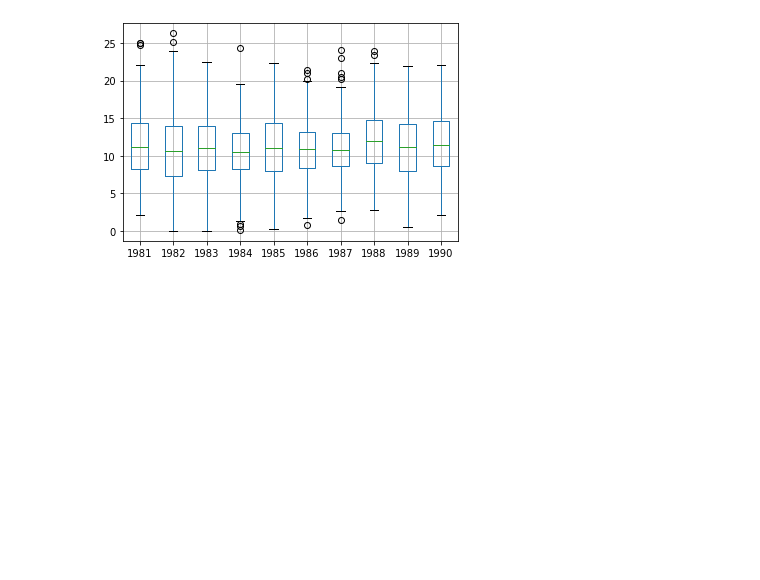
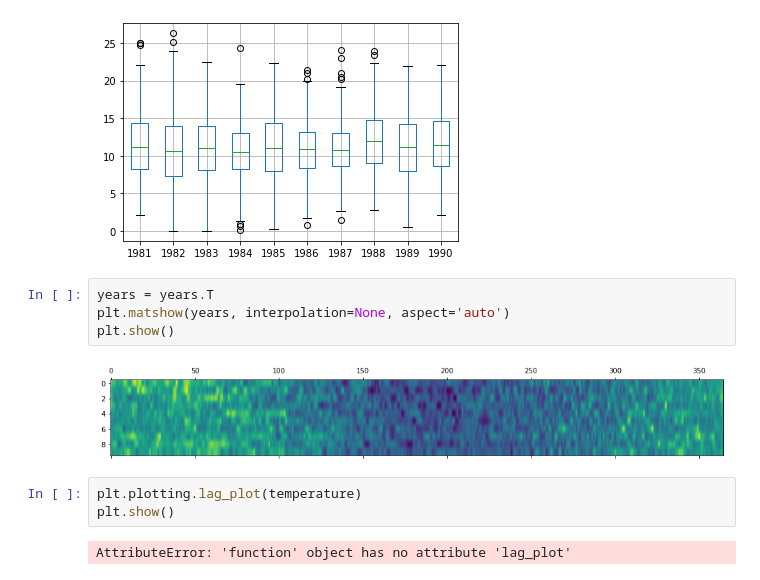
Before and after one commit to avizyt/time-series-analysis, a Jupyter notebook: fundamental/timeSeriesVisualisation.ipynb, the cells around one changed output. Saved outputs shown, nothing was run; the diff lists cells and outputs as text; blank space fills up the shorter version.

Commit message:
visualization file

```diff
--- a/fundamental/timeSeriesVisualisation.ipynb
+++ b/fundamental/timeSeriesVisualisation.ipynb
@@ -43,3 +43,14 @@ years.boxplot()
 plt.show()
 # %% [output]
 [figure]
+# %%
+years = years.T
+plt.matshow(years, interpolation=None, aspect='auto')
+plt.show()
+# %% [output]
+[figure, added]
+# %%
+plt.plotting.lag_plot(temperature)
+plt.show()
+# %% [output]
+AttributeError: 'function' object has no attribute 'lag_plot'
```
